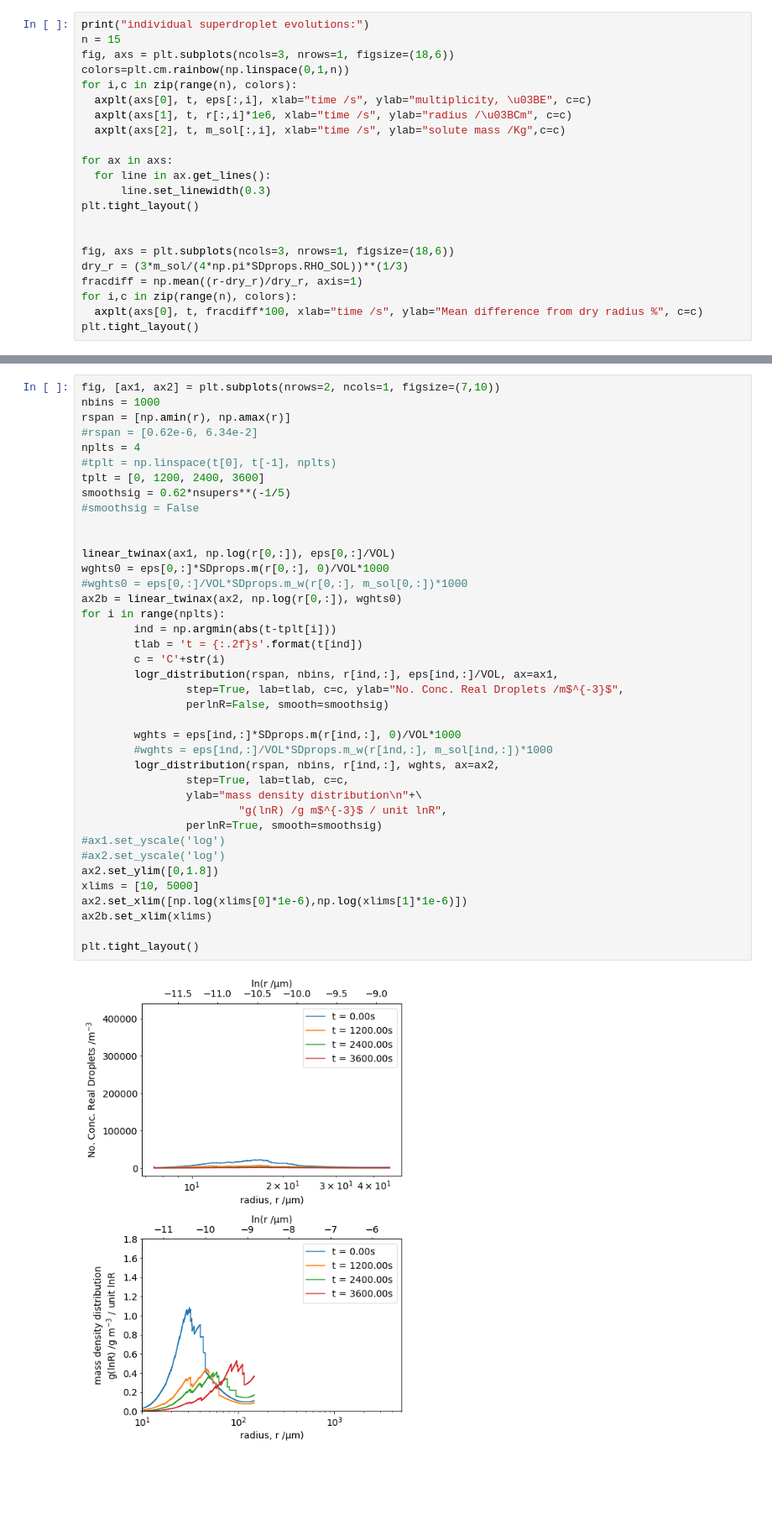
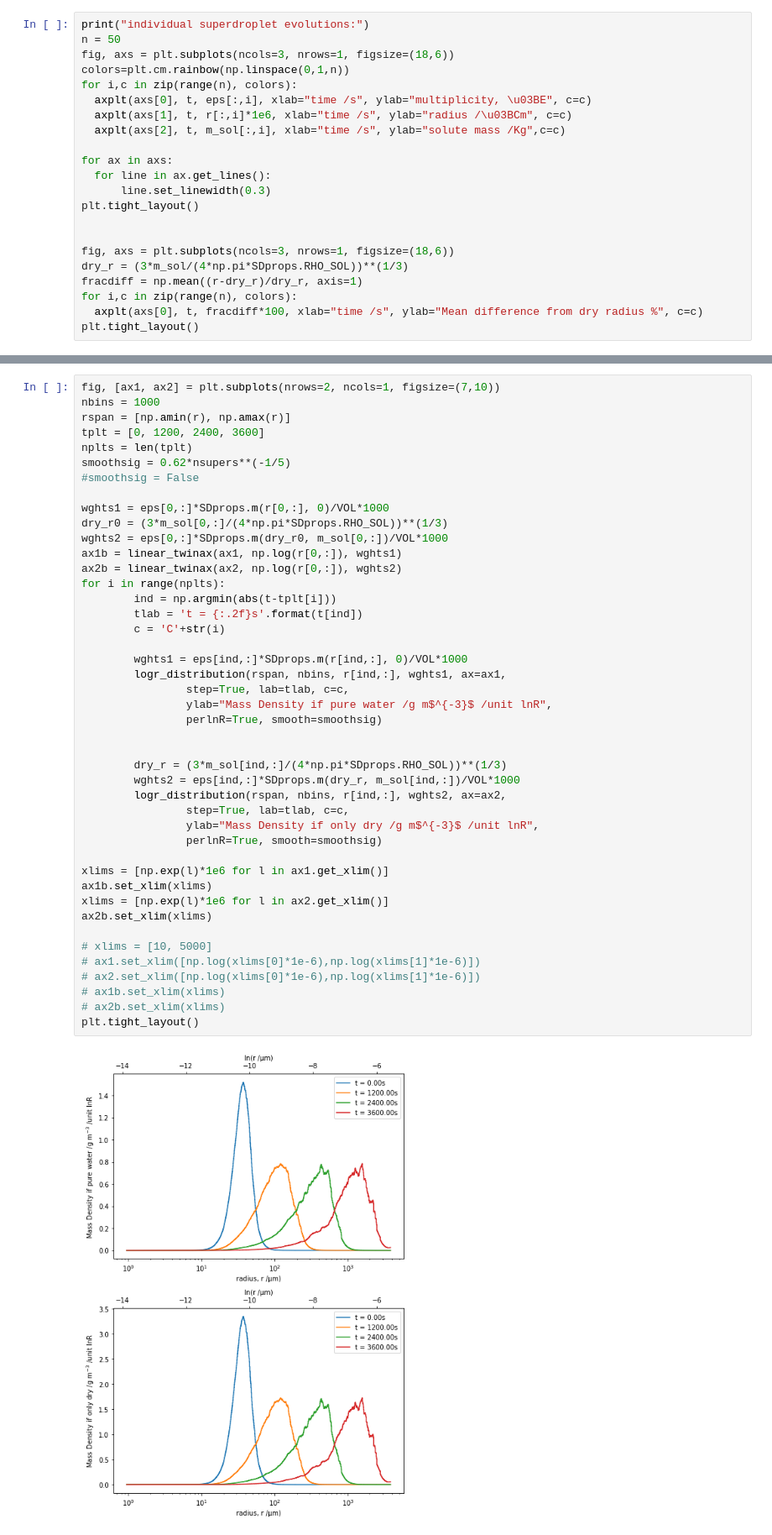
Before and after one commit to yoctoyotta1024/clara-bayley-superdroplets, a Jupyter notebook: plotSDs.ipynb, the cells around one changed output, grey strips where cells are left out. Shown: that part at 84% size. Saved outputs shown, nothing was run; the diff lists cells and outputs as text; blank space fills up the shorter version.

Commit message:
golovin validation sucessful. Some edits to plotSDs notebook in order to plot validation and correct seconadary axis limits when using linear_twinax()

```diff
--- a/plotSDs.ipynb
+++ b/plotSDs.ipynb
@@ -143,7 +174,7 @@ IONIC = 2.0
 -------------------------------
 # %%
 print("individual superdroplet evolutions:")
-n = 15
+n = 50
 fig, axs = plt.subplots(ncols=3, nrows=1, figsize=(18,6))
 colors=plt.cm.rainbow(np.linspace(0,1,n))
 for i,c in zip(range(n), colors):
@@ -196,41 +317,46 @@ total solute mass density at t[-1] =  2.196576528522235 g m$^{-3}$
 # %%
 fig, [ax1, ax2] = plt.subplots(nrows=2, ncols=1, figsize=(7,10))
 nbins = 1000
 rspan = [np.amin(r), np.amax(r)]
-#rspan = [0.62e-6, 6.34e-2]
-nplts = 4
-#tplt = np.linspace(t[0], t[-1], nplts)
 tplt = [0, 1200, 2400, 3600]
+nplts = len(tplt)
 smoothsig = 0.62*nsupers**(-1/5)
 #smoothsig = False
 
-
-linear_twinax(ax1, np.log(r[0,:]), eps[0,:]/VOL)
-wghts0 = eps[0,:]*SDprops.m(r[0,:], 0)/VOL*1000
-#wghts0 = eps[0,:]/VOL*SDprops.m_w(r[0,:], m_sol[0,:])*1000
-ax2b = linear_twinax(ax2, np.log(r[0,:]), wghts0)
+wghts1 = eps[0,:]*SDprops.m(r[0,:], 0)/VOL*1000
+dry_r0 = (3*m_sol[0,:]/(4*np.pi*SDprops.RHO_SOL))**(1/3)
+wghts2 = eps[0,:]*SDprops.m(dry_r0, m_sol[0,:])/VOL*1000
+ax1b = linear_twinax(ax1, np.log(r[0,:]), wghts1)
+ax2b = linear_twinax(ax2, np.log(r[0,:]), wghts2)
 for i in range(nplts):
         ind = np.argmin(abs(t-tplt[i]))
         tlab = 't = {:.2f}s'.format(t[ind])
         c = 'C'+str(i)
-        logr_distribution(rspan, nbins, r[ind,:], eps[ind,:]/VOL, ax=ax1,
-                step=True, lab=tlab, c=c, ylab="No. Conc. Real Droplets /m$^{-3}$",
-                perlnR=False, smooth=smoothsig)
 
-        wghts = eps[ind,:]*SDprops.m(r[ind,:], 0)/VOL*1000
-        #wghts = eps[ind,:]/VOL*SDprops.m_w(r[ind,:], m_sol[ind,:])*1000
-        logr_distribution(rspan, nbins, r[ind,:], wghts, ax=ax2,
+        wghts1 = eps[ind,:]*SDprops.m(r[ind,:], 0)/VOL*1000
+        logr_distribution(rspan, nbins, r[ind,:], wghts1, ax=ax1,
                 step=True, lab=tlab, c=c,
-                ylab="mass density distribution\n"+\
-                        "g(lnR) /g m$^{-3}$ / unit lnR",
+                ylab="Mass Density if pure water /g m$^{-3}$ /unit lnR",
                 perlnR=True, smooth=smoothsig)
-#ax1.set_yscale('log')
-#ax2.set_yscale('log')
-ax2.set_ylim([0,1.8])
-xlims = [10, 5000]
-ax2.set_xlim([np.log(xlims[0]*1e-6),np.log(xlims[1]*1e-6)])
+
+
+        dry_r = (3*m_sol[ind,:]/(4*np.pi*SDprops.RHO_SOL))**(1/3)
+        wghts2 = eps[ind,:]*SDprops.m(dry_r, m_sol[ind,:])/VOL*1000
+        logr_distribution(rspan, nbins, r[ind,:], wghts2, ax=ax2,
+                step=True, lab=tlab, c=c,
+                ylab="Mass Density if only dry /g m$^{-3}$ /unit lnR",
+                perlnR=True, smooth=smoothsig)
+
+xlims = [np.exp(l)*1e6 for l in ax1.get_xlim()]
+ax1b.set_xlim(xlims)
+xlims = [np.exp(l)*1e6 for l in ax2.get_xlim()]
 ax2b.set_xlim(xlims)
 
+# xlims = [10, 5000]
+# ax1.set_xlim([np.log(xlims[0]*1e-6),np.log(xlims[1]*1e-6)])
+# ax2.set_xlim([np.log(xlims[0]*1e-6),np.log(xlims[1]*1e-6)])
+# ax1b.set_xlim(xlims)
+# ax2b.set_xlim(xlims)
 plt.tight_layout()
 # %% [output]
-[figure, old version]
+[figure, new version]
```
Also changed, not shown: parts of 11 cells of this notebook, 7 other files.
